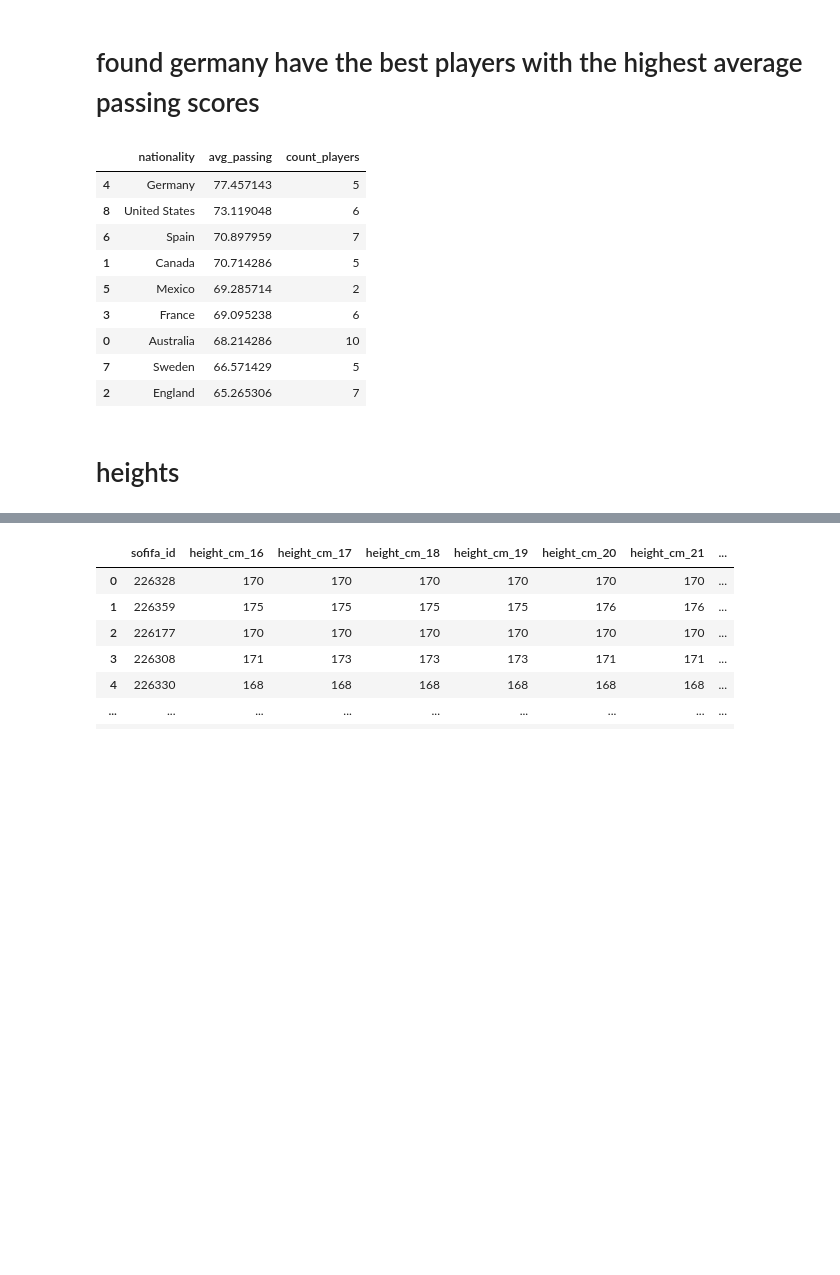
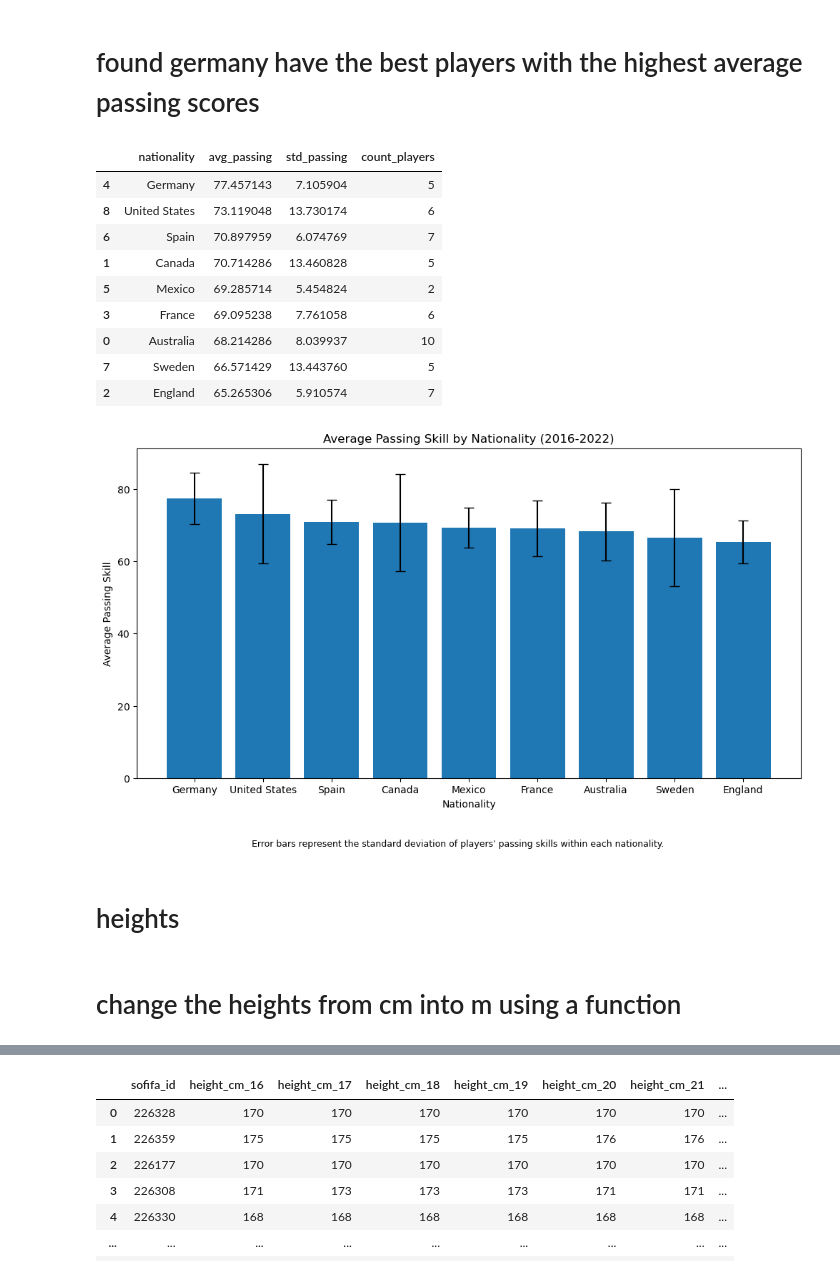
Before and after one commit to Cynthiah0503/qtm151fall2025, a Jupyter notebook: Final Project/final project.ipynb, the cells around one changed output, grey strips where cells are left out. Drawn from its saved outputs; the diff is of its cells as text; code cells hidden in the pictures; blank space fills up the shorter version.

```diff
--- a/Final Project/final project.ipynb
+++ b/Final Project/final project.ipynb
@@ -454,28 +764,45 @@ unique_nationalities = df_nationality_long["nationality"].unique()
 # %%
 df_country_avg = (
     df_nationality_long[["sofifa_id", "mean_passing", "nationality"]]
     .drop_duplicates(subset=["sofifa_id"])           # only count each player once
     .groupby("nationality")                          # grouping
-    .agg(avg_passing=("mean_passing", "mean"),       # aggregating
+    .agg(avg_passing=("mean_passing", "mean"),
+         std_passing=("mean_passing", "std"),        # aggregating: add mean, stdev, count
          count_players=("sofifa_id", "count"))       # additionally: count players per country
     .reset_index()
     .sort_values("avg_passing", ascending=False)     # sorting
 )
 
 display(df_country_avg)
+
+#add stdev to see difference in players(done by .agg) and add bar graph
+plt.figure(figsize=(12,6))
+plt.bar(df_country_avg["nationality"], df_country_avg["avg_passing"], yerr=df_country_avg["std_passing"], capsize=5)
+
+plt.title("Average Passing Skill by Nationality (2016-2022)")
+plt.xlabel("Nationality")
+plt.ylabel("Average Passing Skill")
+
+#error bar desctiption
+plt.figtext(0.5, -0.05, "Error bars represent the standard deviation of players' passing skills within each nationality.", ha="center", fontsize=9)
+
+plt.show()
 # %% [output]
-|  | nationality | avg_passing | count_players |
-| 4 | Germany | 77.457143 | 5 |
-| 8 | United States | 73.119048 | 6 |
-| 6 | Spain | 70.897959 | 7 |
-| 1 | Canada | 70.714286 | 5 |
-| 5 | Mexico | 69.285714 | 2 |
-| 3 | France | 69.095238 | 6 |
-| 0 | Australia | 68.214286 | 10 |
-| 7 | Sweden | 66.571429 | 5 |
-| 2 | England | 65.265306 | 7 |
+|  | nationality | avg_passing | std_passing | count_players |
+| 4 | Germany | 77.457143 | 7.105904 | 5 |
+| 8 | United States | 73.119048 | 13.730174 | 6 |
+| 6 | Spain | 70.897959 | 6.074769 | 7 |
+| 1 | Canada | 70.714286 | 13.460828 | 5 |
+| 5 | Mexico | 69.285714 | 5.454824 | 2 |
+| 3 | France | 69.095238 | 7.761058 | 6 |
+| 0 | Australia | 68.214286 | 8.039937 | 10 |
+| 7 | Sweden | 66.571429 | 13.443760 | 5 |
+| 2 | England | 65.265306 | 5.910574 | 7 |
+[figure, added]
 # %% [markdown]
 # heights
+# %% [markdown]
+# change the heights from cm into m using a function
 # %%
 #rename the passing column without number to passing_16
 df_merged = df_merged.rename(columns={"height_cm": "height_cm_16"})
```
Also changed, not shown: parts of 38 cells of this notebook.
